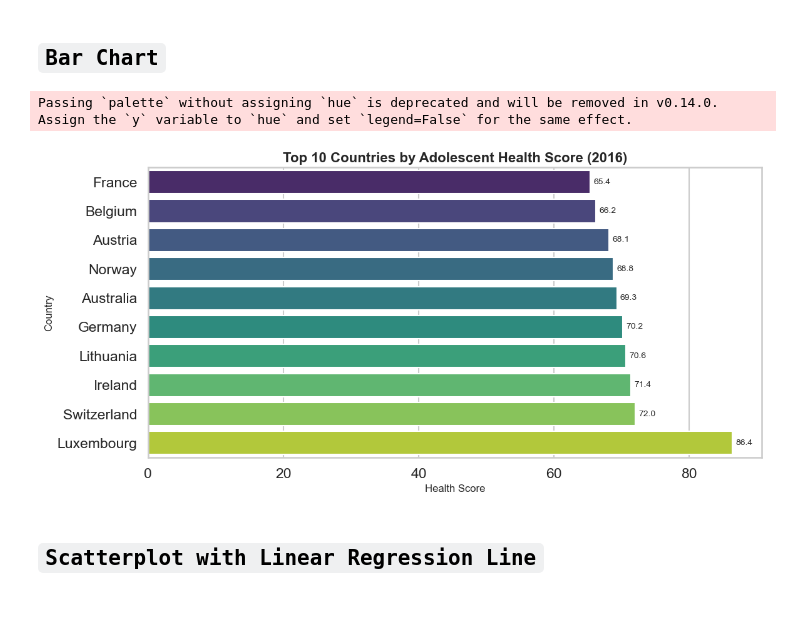
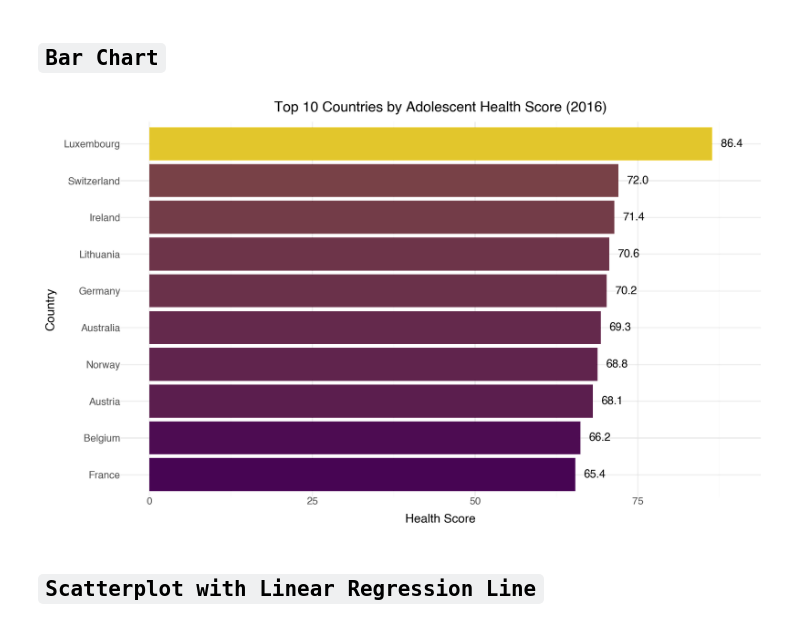
Before and after one commit to AtharvaBhalilkar/unicef_quarto_report, a Jupyter notebook: notebooks/eda_visualizations.ipynb, the cells around one changed output. Cells and saved outputs as stored; diff of their text form; code cells hidden in the pictures.

Commit message:
All visualizations are implemented

```diff
--- a/notebooks/eda_visualizations.ipynb
+++ b/notebooks/eda_visualizations.ipynb
@@ -70,24 +71,37 @@ plt.show()
 # %% [markdown]
 ## `Bar Chart`
 # %%
-bar_df = df1[df1["Gender"] == "Total"].dropna(subset=["Value"])
-top10 = bar_df.sort_values(by="Value", ascending=False).head(10).sort_values(by="Value")
+df = df1[df1['Gender'] == 'Total'].dropna(subset=['Value'])
 
-plt.figure(figsize=(12, 6))
-ax = sns.barplot(y="Country", x="Value", data=top10, palette="viridis")
+top10 = df.sort_values(by='Value', ascending=False).head(10)
 
-plt.title("Top 10 Countries by Adolescent Health Score (2016)", fontsize=16, weight='bold')
-plt.xlabel("Health Score", fontsize=12)
-plt.ylabel("Country", fontsize=12)
+top10['Country'] = pd.Categorical(
+    top10['Country'],
+    categories=top10.sort_values(by='Value')['Country'],
+    ordered=True)
 
-for i, row in enumerate(top10.itertuples()):
-    plt.text(row.Value + 0.5, i, f"{row.Value:.1f}", va='center', fontsize=10)
-
-plt.tight_layout()
-plt.show()
+plot = (
+    ggplot(top10, aes(x='Country', y='Value', fill='Value')) +
+    geom_col(show_legend=False) +
+    geom_text(aes(label='round(Value, 1)'), nudge_y=3, size=11, format_string='{:.1f}') +
+    labs(
+        title='Top 10 Countries by Adolescent Health Score (2016)',
+        x='Country',
+        y='Health Score'
+    ) +
+    scale_fill_gradient(low="#440154", high="#FDE725", limits=(65, 90)) +
+    coord_flip() +
+    theme_minimal() +
+    theme(
+        figure_size=(10, 6),
+        plot_title=element_text(size=14, weight='bold'),
+        axis_title=element_text(size=12),
+        axis_text=element_text(size=10)
+    )
+)
+display(plot)
 # %% [output]
-Passing `palette` without assigning `hue` is deprecated and will be removed in v0.14.0. Assign the `y` variable to `hue` and set `legend=False` for the same effect.
-[figure, old version]
+[figure, new version]
 # %% [markdown]
 ## `Scatterplot with Linear Regression Line`
 # %%
```
Also changed, not shown: parts of 3 cells of this notebook.
